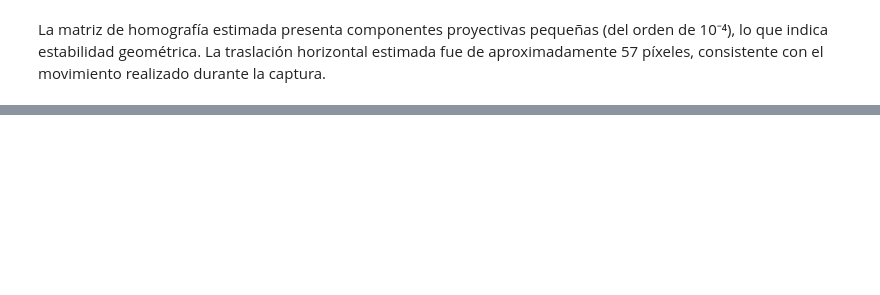
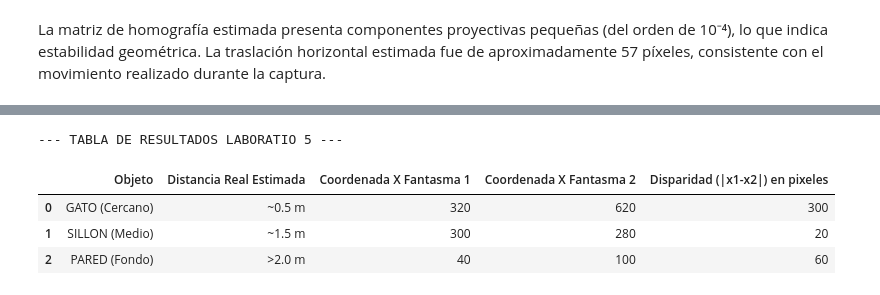
Before and after one commit to BiancaCalderon/VC_LAB05, a Jupyter notebook: lab5.ipynb, the cells around one changed output, grey strips where cells are left out. Cells and saved outputs as stored; diff of their text form; code cells hidden in the pictures; blank space fills up the shorter version.

```diff
--- a/lab5.ipynb
+++ b/lab5.ipynb
@@ -63,0 +98,42 @@ La matriz de homografía estimada presenta componentes proyectivas pequeñas (de
+# %%
+import pandas as pd
+
+datos = {
+    "GATO (Cercano)": {
+        "distancia": "~0.5 m",
+        "x_rojo": 320,
+        "x_cian": 620
+    },
+    "SILLON (Medio)": {
+        "distancia": "~1.5 m",
+        "x_rojo": 300,
+        "x_cian": 280
+    },
+    "PARED (Fondo)": {
+        "distancia": ">2.0 m",
+        "x_rojo": 40,
+        "x_cian": 100
+    }
+}
+
+filas = []
+for obj, info in datos.items():
+    disparidad = abs(info["x_rojo"] - info["x_cian"])
+    filas.append([obj, info["distancia"], info["x_rojo"], info["x_cian"], round(disparidad, 2)])
+
+df_final = pd.DataFrame(filas, columns=[
+    "Objeto",
+    "Distancia Real Estimada",
+    "Coordenada X Fantasma 1",
+    "Coordenada X Fantasma 2",
+    "Disparidad (|x1-x2|) en pixeles"
+])
+
+print("\n--- TABLA DE RESULTADOS LABORATIO 5 ---")
+display(df_final)
+# %% [output]
+--- TABLA DE RESULTADOS LABORATIO 5 ---
+|  | Objeto | Distancia Real Estimada | Coordenada X Fantasma 1 | Coordenada X Fantasma 2 | Disparidad (|x1-x2|) en pixeles |
+| 0 | GATO (Cercano) | ~0.5 m | 320 | 620 | 300 |
+| 1 | SILLON (Medio) | ~1.5 m | 300 | 280 | 20 |
+| 2 | PARED (Fondo) | >2.0 m | 40 | 100 | 60 |
```
Also changed, not shown: parts of 4 cells of this notebook, 1 other file.
